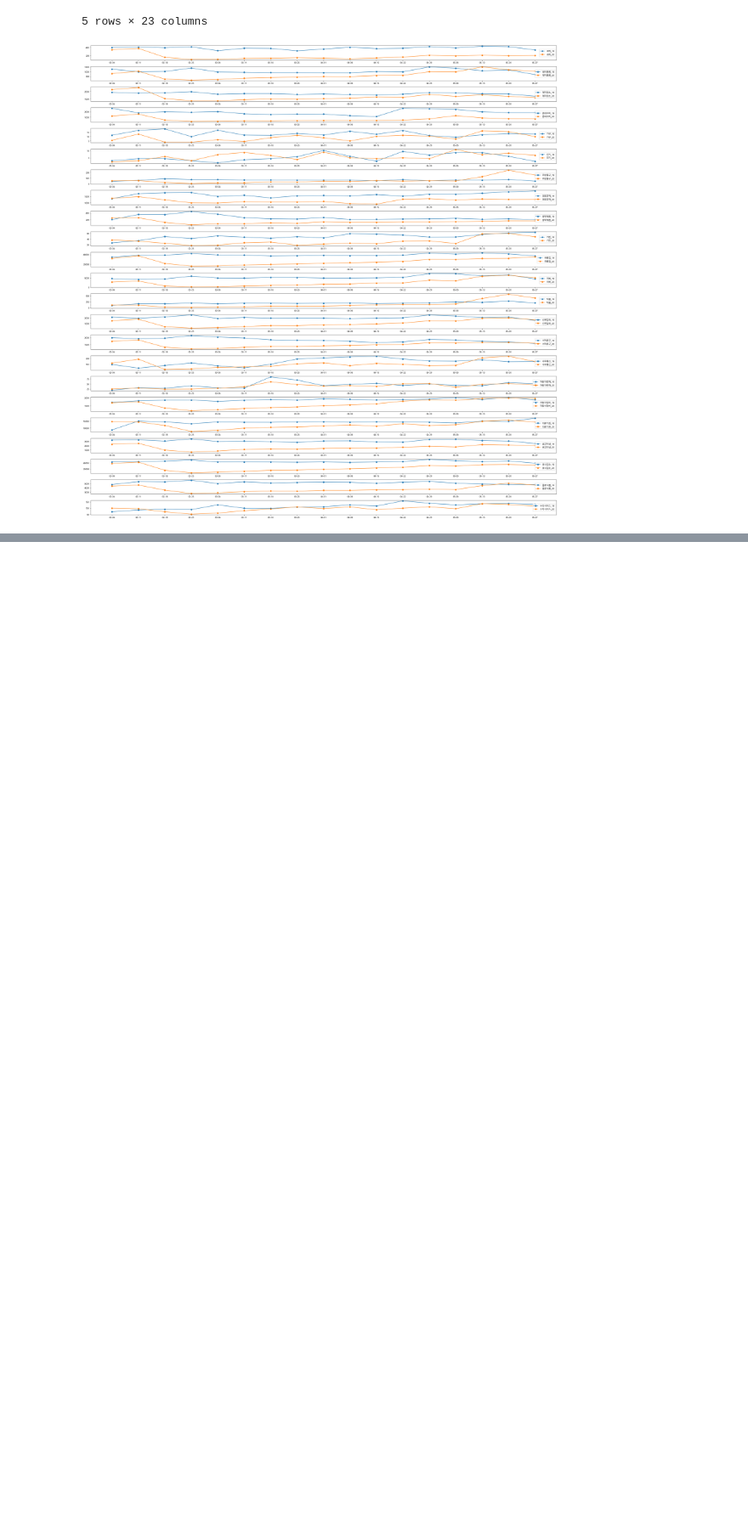
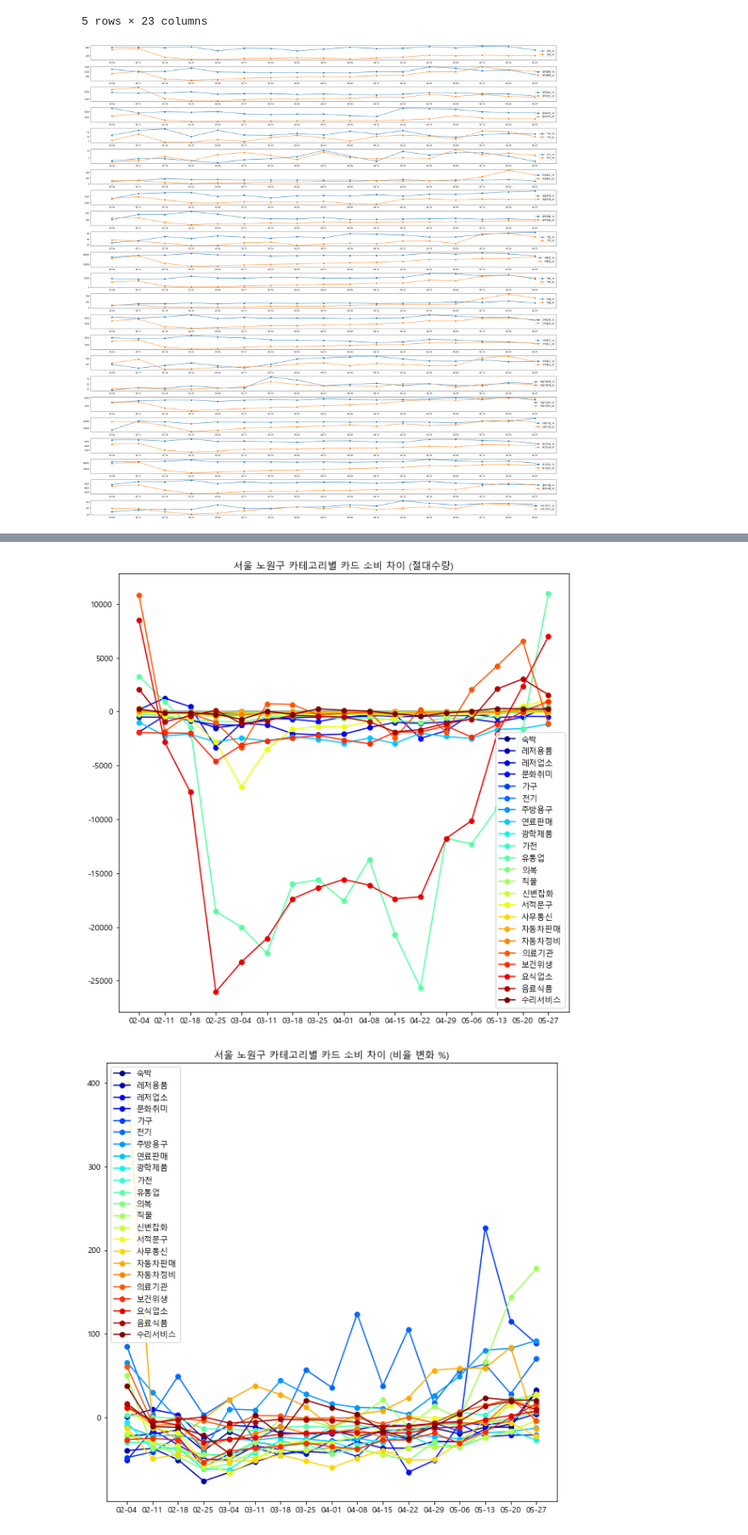
Before and after one commit to ineed-coffee/multicampus-AI-engineering, a Jupyter notebook: AI 학습을 위한 데이터 수집 및 저장/bigcon_card.ipynb, the cells around one changed output, grey strips where cells are left out. Shown at 85% size. Saved outputs shown, nothing was run; the diff lists cells and outputs as text; code cells hidden in the pictures; blank space fills up the shorter version.

```diff
--- a/AI 학습을 위한 데이터 수집 및 저장/bigcon_card.ipynb
+++ b/AI 학습을 위한 데이터 수집 및 저장/bigcon_card.ipynb
@@ -82,0 +138,54 @@ plt.tight_layout()
+# %%
+import pandas as pd
+import numpy as np
+import matplotlib.pyplot as plt
+
+file_name = 'seoul_nowon.txt'
+file_path = 'C:/Users/i/Desktop/'
+s_nowon_df = pd.read_csv(file_path+file_name,sep=' ')
+s_nowon_df.drop('GU_CD',axis=1,inplace=True)
+s_nowon_df.columns = ['날짜','업종코드','수량']
+
+s_nowon_piv = s_nowon_df.pivot_table('수량',columns='업종코드',index='날짜',fill_value=0)
+s_nowon_19 = s_nowon_piv.iloc[:120].copy()
+s_nowon_20 = s_nowon_piv.iloc[120:].copy()
+s_nowon_19_week = s_nowon_19.iloc[3::7].copy()
+s_nowon_20_week = s_nowon_20.iloc[3::7].copy()
+
+for i in range(len(s_nowon_19_week)):
+    for j in range(len(s_nowon_19_week.columns)):
+        key = s_nowon_19_week.columns[j]
+        s_nowon_19_week[key].iloc[i]=s_nowon_19[key].iloc[i*7+3:i*7+10].copy().mean()
+        s_nowon_20_week[key].iloc[i]=s_nowon_20[key].iloc[i*7+3:i*7+10].copy().mean()
+
+s_nowon_19_week.index = map(lambda x : x[5:],s_nowon_19_week.index)
+s_nowon_20_week.index = s_nowon_19_week.index
+
+
+colors = plt.cm.jet(np.linspace(0,1,len(s_nowon_19_week.columns)))
+
+s_nowon_diff = (s_nowon_20_week-s_nowon_19_week).copy()
+plt.figure(figsize=(10,10))
+plt.rc('font', family='Malgun Gothic')
+matplotlib.rcParams['axes.unicode_minus'] = False
+for i in range(len(s_nowon_diff.columns)):
+    col= s_nowon_diff.columns[i]
+    plt.plot(s_nowon_diff[col],marker='o',color=colors[i])
+plt.title('서울 노원구 카테고리별 카드 소비 차이 (절대수량)')
+plt.legend(names)
+plt.savefig('신한카드_서울_노원구_증감_절대.png',dpi=300,edgecolor='black')
+
+
+s_nowon_diff = (s_nowon_diff/s_nowon_19_week)*100
+plt.figure(figsize=(10,10))
+plt.rc('font', family='Malgun Gothic')
+matplotlib.rcParams['axes.unicode_minus'] = False
+for i in range(len(s_nowon_diff.columns)):
+    col= s_nowon_diff.columns[i]
+    plt.plot(s_nowon_diff[col],marker='o',color=colors[i])
+plt.title('서울 노원구 카테고리별 카드 소비 차이 (비율 변화 %)')
+plt.legend(names)
+plt.savefig('신한카드_서울_노원구_증감_상대.png',dpi=300,edgecolor='black')
+# %% [output]
+[figure, added]
+[figure, added]
```
Also changed, not shown: parts of 7 cells of this notebook, 3 other files.
